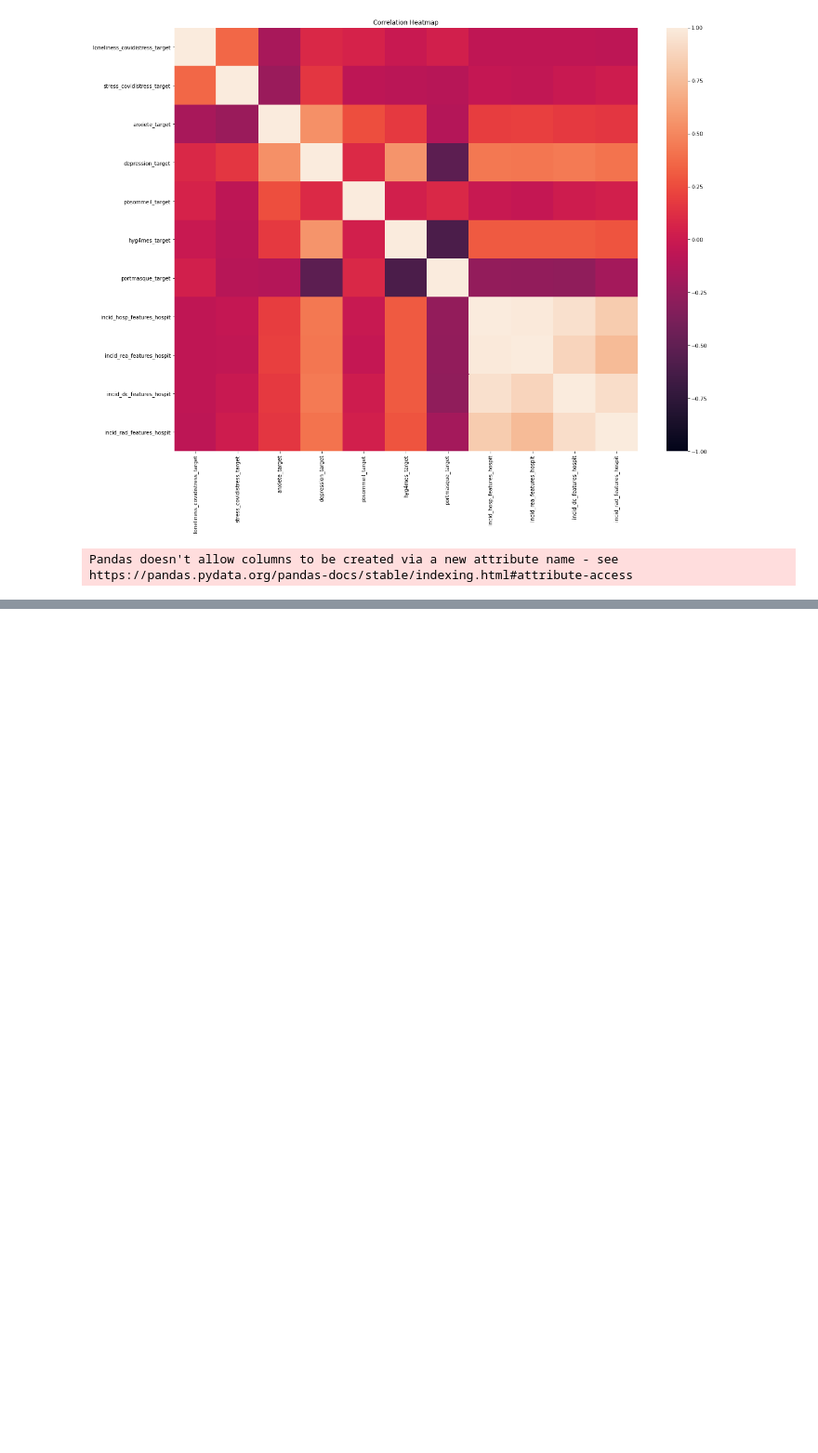
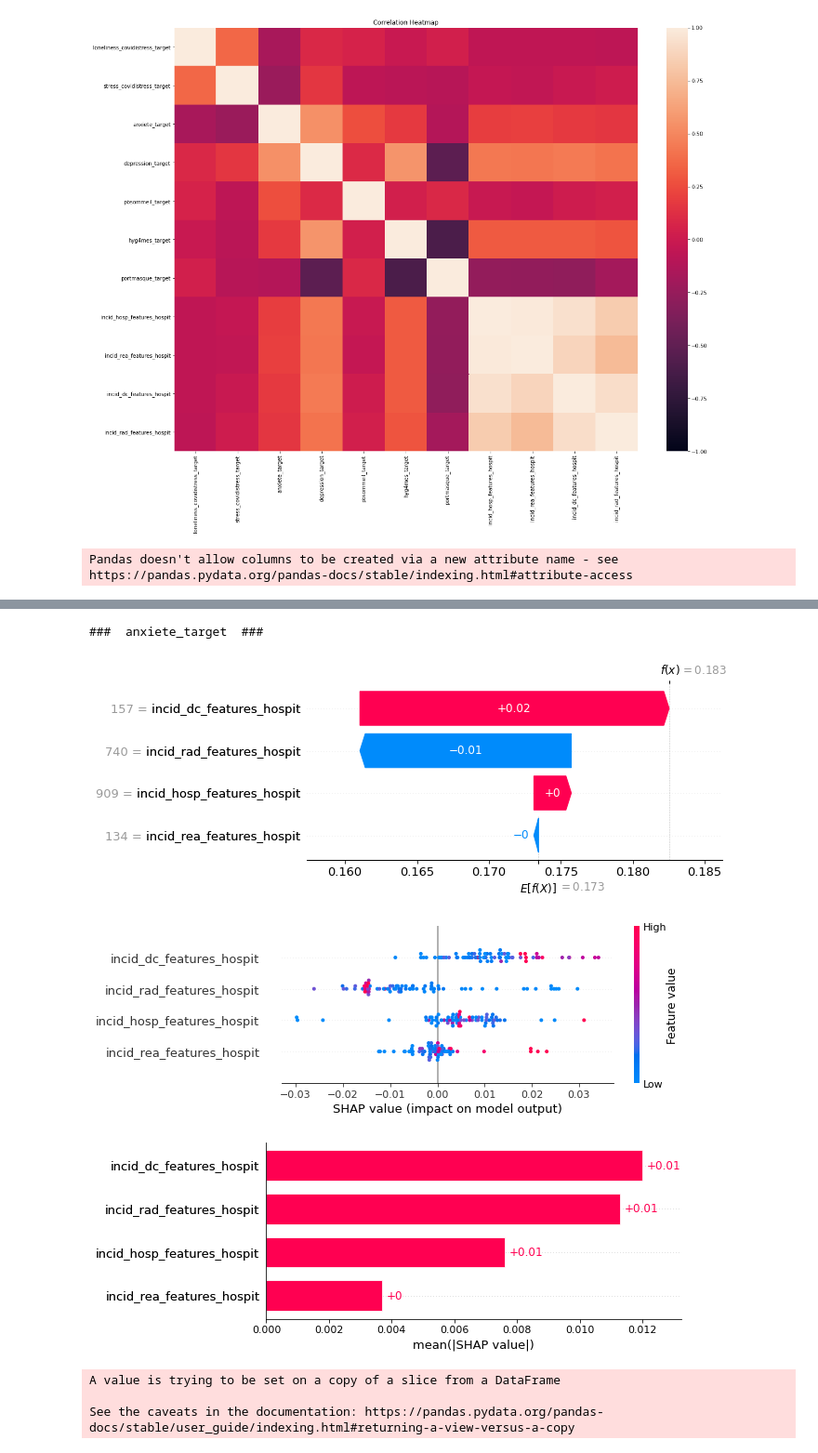
Before and after one commit to babash/hackhathon_covid19, a Jupyter notebook: prediction.ipynb, the cells around one changed output, grey strips where cells are left out. Shown at 93% size. Cells and saved outputs as stored; diff of their text form; code cells hidden in the pictures; blank space fills up the shorter version.

```diff
--- a/prediction.ipynb
+++ b/prediction.ipynb
@@ -170,10 +133,0 @@ for t in target_coviprev:
-# %%
-explainers = {}
-shap_values = {}
-for t in model:
-    X_t = test[~test[t].isnull()]
-    y_pred = model[t].predict(X_t[features])
-    y = X_t[t]
-    print(t, median_absolute_error(y, y_pred))
-    explainer = shap.Explainer(model[t])
-    shap_values = explainer(X_t[features])
@@ -214,0 +170,12 @@ shap.plots.bar(shap_values)
+# %%
+explainers = {}
+shap_values = {}
+for t in model:
+    X_t = test[~test[t].isnull()]
+    y_pred = model[t].predict(X_t[features])
+    y = X_t[t]
+    print(t, f"MAE: {median_absolute_error(y, y_pred)}", f"data variance: {df[t].std()}")
+    explainer = shap.Explainer(model[t])
+    shap_value = explainer(X_t[features])
+    explainers[t] = explainer
+    shap_values[t] = shap_value
@@ -214,0 +204,26 @@ shap.plots.bar(shap_values)
+# %%
+t = "anxiete_target"
+print(f"###  {t}  ###")
+# visualize the first prediction's explanation
+shap.plots.waterfall(shap_values[t][0])
+# visualize the first prediction's explanation with a force plot
+shap.plots.force(shap_values[t][0])
+# summarize the effects of all the features
+shap.plots.beeswarm(shap_values[t])
+shap.plots.bar(shap_values[t])
+# %% [output]
+###  anxiete_target  ###
+[figure, added]
+[figure, added]
+[figure, added]
+# %%
+df_predict = df
+for t in model:
+    df_predict[f"{t}_pred"] = None
+    X_t = df[~df[t].isnull()]
+    y_pred = model[t].predict(X_t[features])
+    df_predict[f"{t}_pred"][~df[t].isnull()] = y_pred
+# %% [output]
+A value is trying to be set on a copy of a slice from a DataFrame
+
+See the caveats in the documentation: https://pandas.pydata.org/pandas-docs/stable/user_guide/indexing.html#returning-a-view-versus-a-copy
```
Also changed, not shown: parts of 16 cells of this notebook, 1 other file.
